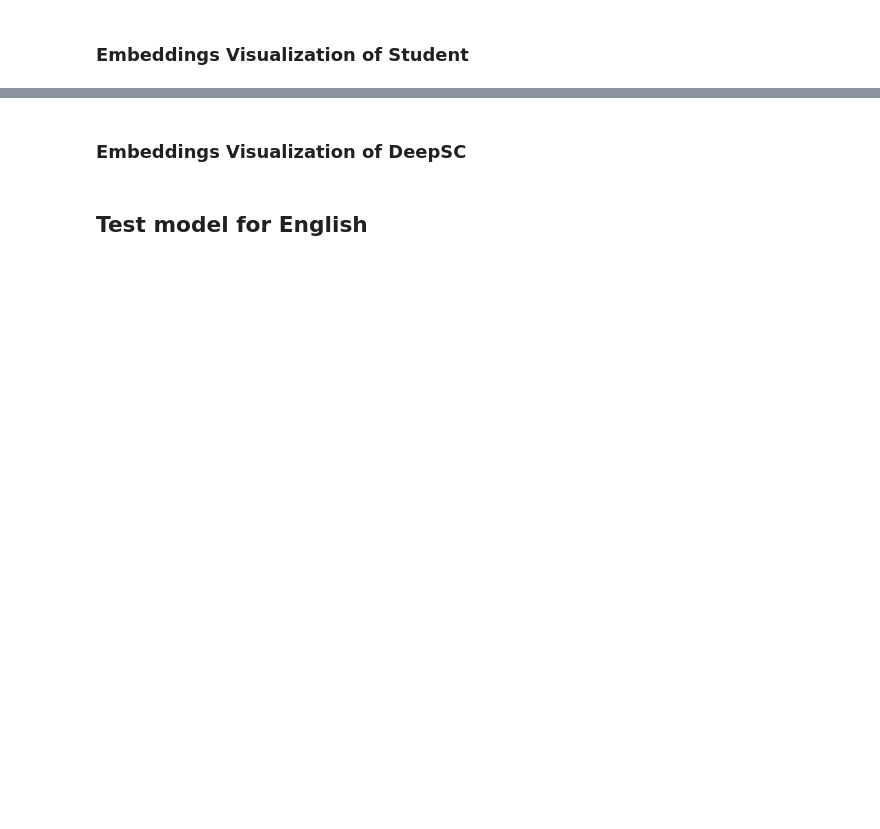
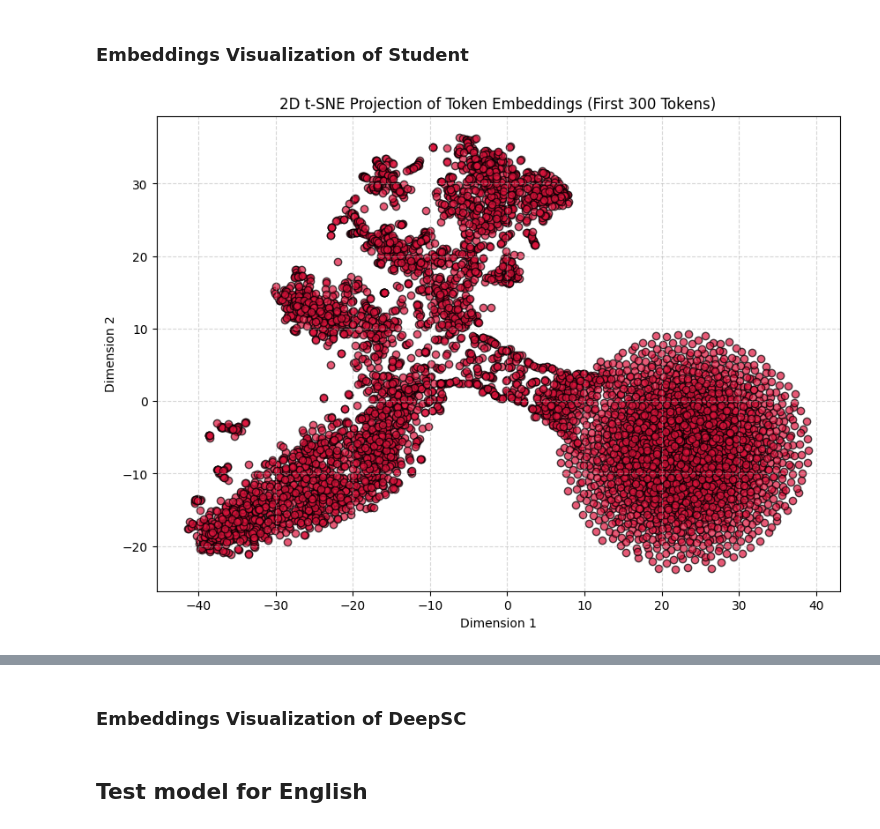
Before and after one commit to pesqSC/DeepSC, a Jupyter notebook: test_BPE.ipynb, the cells around one changed output, grey strips where cells are left out. Drawn from its saved outputs; the diff is of its cells as text; code cells hidden in the pictures; blank space fills up the shorter version.

```diff
--- a/test_BPE.ipynb
+++ b/test_BPE.ipynb
@@ -1292,9 +1296,9 @@ args = {
     "teacher_decoder": "results/base_model/2026-08-23/decoder_18.pth",  # teacher-decoder",
     "student_en": "results/student/2026-08-24/student_03.pth",  # student-en",
     "student_pt": "results/student/2026-08-12/student_03.pth",  # student-pt",
-    "lora_adapter": "results/lora/en_pt/2026-08-22/student_adapter_en_pt_best_43.pth",  # lora-adapter",
+    "lora_adapter": "results/lora/en_pt/2026-08-25/student_adapter_en_pt_best_38.pth",  # lora-adapter",
     "channel": "Rayleigh",  # channel",
-    "snr": 6.0,  # snr",
+    "snr": 8,  # snr",
     "MAX_LENGTH": 51,  # MAX-LENGTH",
     "d_model": 128,  # d-model",
     "dff": 512,  # dff",
@@ -1358,10 +1362,10 @@ student_pt = copy.deepcopy(student_en)
 #         verbose=True,
 #     )
 
-# if args.lora_adapter:
-#     student_pt = load_language_adapter_auto(
-#         student_pt,
-#         args.lora_adapter,
-#         device,
-#         apply_lora_fn=apply_lora_to_decoder,
-#     ).to(device)
+if args.lora_adapter:
+    student_pt = load_language_adapter_auto(
+        student_pt,
+        args.lora_adapter,
+        device,
+        apply_lora_fn=apply_lora_to_decoder,
+    ).to(device)
@@ -1370,32 +1392,34 @@ student_pt = copy.deepcopy(student_en)
 # %%
 import matplotlib.pyplot as plt
 
 # Optional: pip install scikit-learn
 from sklearn.decomposition import PCA
 from sklearn.manifold import TSNE
 
 # 1. Take a sample of embeddings (e.g., 300 tokens) to reduce compute time
 num_samples = 6327
-embedding_matrix = lora_pt.decoder.embedding.weight.data
+embedding_matrix = student_pt.decoder.embedding.weight.data
 sample_weights = embedding_matrix[:num_samples].cpu().numpy()
 
 # 2. Reduce 128 dimensions down to 2 dimensions using t-SNE (or PCA)
 # For PCA: reducer = PCA(n_components=2)
 reducer = TSNE(n_components=2, perplexity=30, random_state=42)
 embeddings_2d = reducer.fit_transform(sample_weights)
 
 # 3. Plot the 2D projection
 plt.figure(figsize=(10, 7))
 plt.scatter(
     embeddings_2d[:, 0], embeddings_2d[:, 1], alpha=0.7, c="crimson", edgecolors="k"
 )
 
 plt.title("2D t-SNE Projection of Token Embeddings (First 300 Tokens)")
 plt.xlabel("Dimension 1")
 plt.ylabel("Dimension 2")
 plt.grid(True, linestyle="--", alpha=0.5)
 # plt.savefig("embedding_tsne.png", dpi=300)
 plt.show()
+# %% [output]
+[figure, added]
 # %%
 import matplotlib.pyplot as plt
 
```
Also changed, not shown: parts of 17 cells of this notebook.
